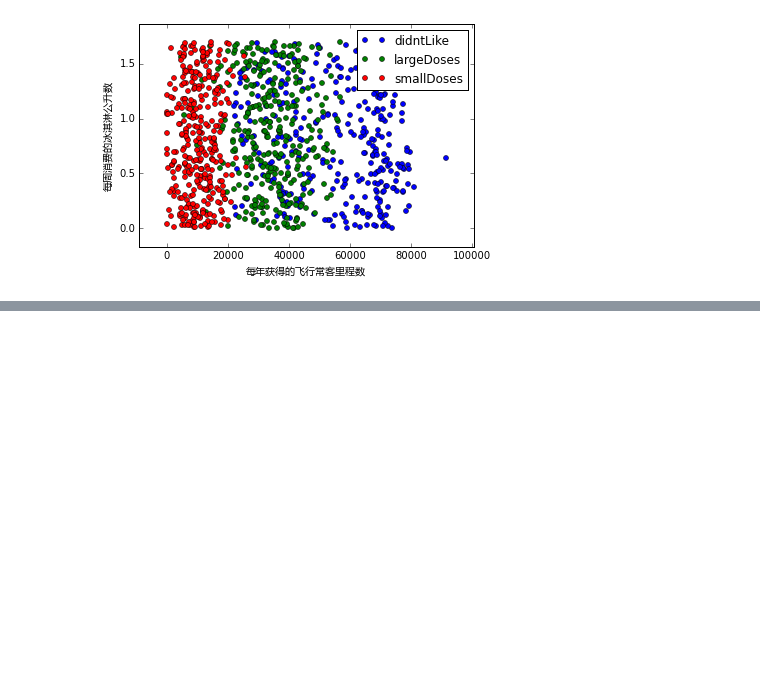
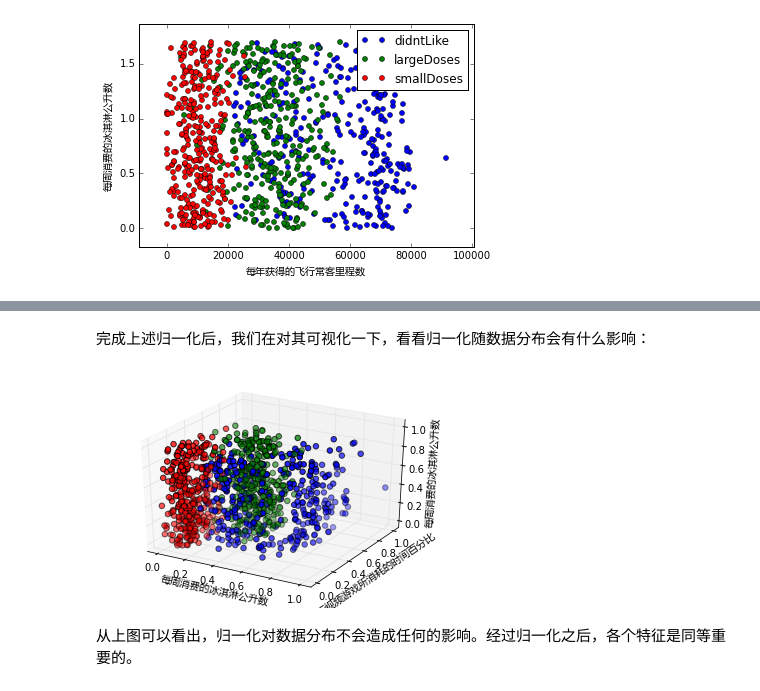
Before and after one commit to willard-yuan/machine-learning-notebook, a Jupyter notebook: 02--KNN/knn.ipynb, the cells around one changed output, grey strips where cells are left out. Drawn from its saved outputs; the diff is of its cells as text; code cells hidden in the pictures; blank space fills up the shorter version.

```diff
--- a/02--KNN/knn.ipynb
+++ b/02--KNN/knn.ipynb
@@ -158,0 +203,32 @@ plt.show()
+# %%
+# 特征归一化
+dataSet = returnMat
+minVals = dataSet.min(0)
+maxVals = dataSet.max(0)
+ranges = maxVals - minVals
+normDataSet = zeros(shape(dataSet))
+m = dataSet.shape[0]
+normDataSet = dataSet - tile(minVals, (m,1))
+normDataSet = normDataSet/tile(ranges, (m,1))
+# %% [markdown]
+完成上述归一化后，我们在对其可视化一下，看看归一化随数据分布会有什么影响：
+# %%
+
+import numpy as np
+from mpl_toolkits.mplot3d import Axes3D
+import matplotlib.pyplot as plt
+
+myfont = matplotlib.font_manager.FontProperties(fname='C:/Windows/Fonts/msyh.ttf')
+
+fig = plt.figure()
+ax = fig.add_subplot(111, projection='3d')
+ax.margins(0.01) # Optional, just adds 5% padding to the autoscaling
+ax.scatter(normDataSet[:,0], normDataSet[:,1], normDataSet[:,2], s=30, c=Y)
+ax.set_xlabel(u'每周消费的冰淇淋公升数',fontproperties=myfont)
+ax.set_ylabel(u'玩视频游戏所消耗的时间百分比',fontproperties=myfont)
+ax.set_zlabel(u'每周消费的冰淇淋公升数',fontproperties=myfont)
+plt.show()
+# %% [output]
+[figure, added]
+# %% [markdown]
+从上图可以看出，归一化对数据分布不会造成任何的影响。经过归一化之后，各个特征是同等重要的。
```
Also changed, not shown: parts of 10 cells of this notebook, 3 other files.
